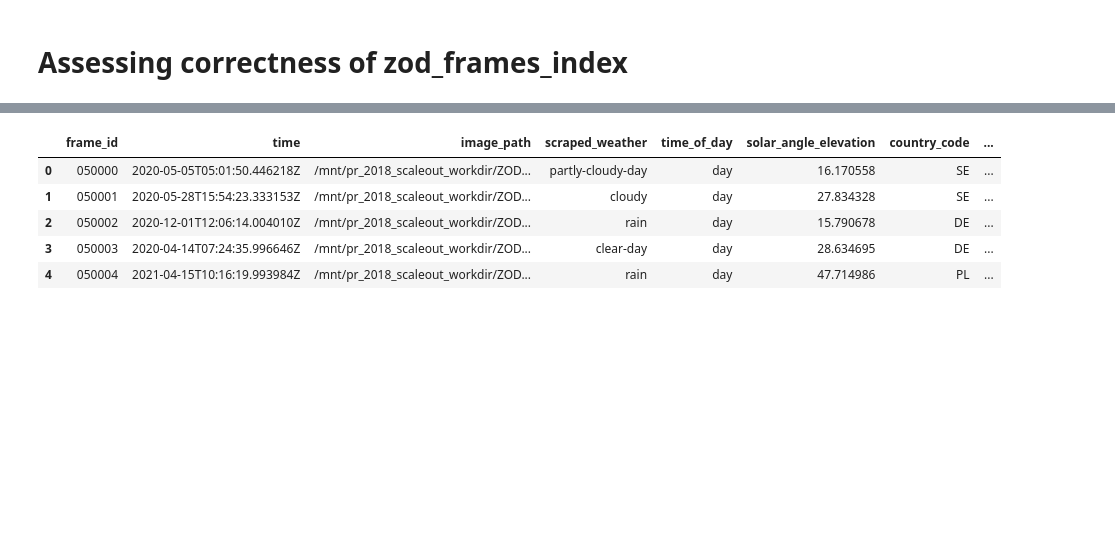
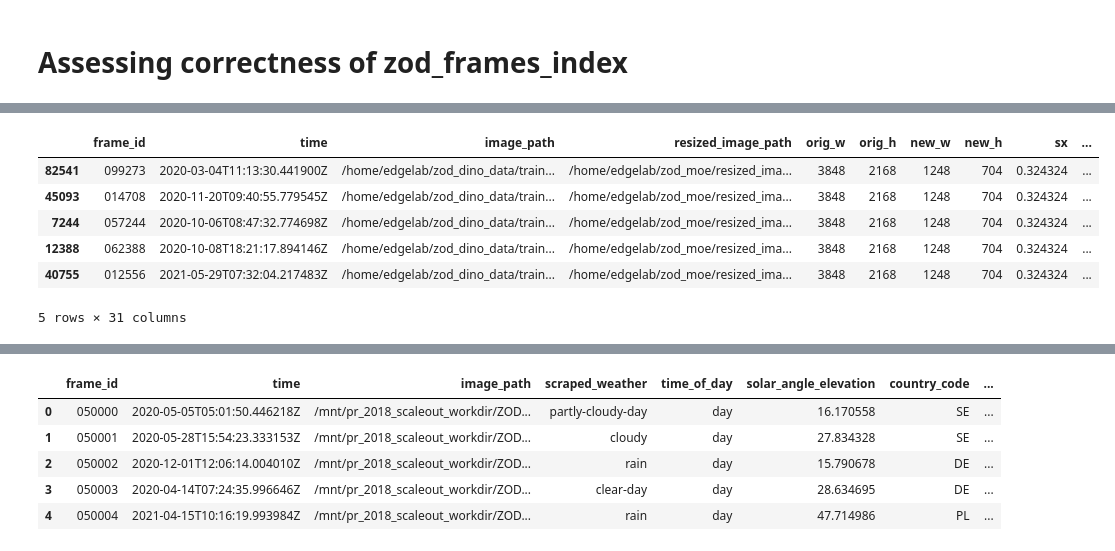
Before and after one commit to scaleoutsystems/multimodal-MoE, a Jupyter notebook: notebooks/zod_frames_index_sanity.ipynb, the cells around one changed output, grey strips where cells are left out. Saved outputs shown, nothing was run; the diff lists cells and outputs as text; code cells hidden in the pictures; blank space fills up the shorter version.

```diff
--- a/notebooks/zod_frames_index_sanity.ipynb
+++ b/notebooks/zod_frames_index_sanity.ipynb
@@ -34,19 +35,18 @@ df.shape, df.columns.tolist()
 # %%
 """ Note that for bin_4:
     - 0: no pedestrians
     - 1: 1-5 pedestrians
     - 2: 6-15 pedestrians
     - 3: >15 pedestrians
     - we can also define pedestrian presence 0 if bin_4 == 0, else 1.
     """
 
-#define pedestrian presence 0 if bin_4 == 0, else 1
-#This allows us to train a model to predict pedestrian presence as well in case binning is problematic
-df["ped_presence"] = df["ped_bin_4"].apply(lambda x: 0 if x == 0 else 1)
-
-df.head()
-
-# We would like to update the parquet file to include the new column
-# First, we need to read the existing parquet file
-# Save the updated dataframe with the new column back to the parquet file
-df.to_parquet("~/multimodal-MoE/outputs/index/zod256_frames.parquet", index=False)
+df.sample(5)
+# %% [output]
+|  | frame_id | time | image_path | resized_image_path | orig_w | orig_h | new_w | new_h | sx | ... |
+| 82541 | 099273 | 2020-03-04T11:13:30.441900Z | /home/edgelab/zod_dino_data/train... | /home/edgelab/zod_moe/resized_ima... | 3848 | 2168 | 1248 | 704 | 0.324324 | ... |
+| 45093 | 014708 | 2020-11-20T09:40:55.779545Z | /home/edgelab/zod_dino_data/train... | /home/edgelab/zod_moe/resized_ima... | 3848 | 2168 | 1248 | 704 | 0.324324 | ... |
+| 7244 | 057244 | 2020-10-06T08:47:32.774698Z | /home/edgelab/zod_dino_data/train... | /home/edgelab/zod_moe/resized_ima... | 3848 | 2168 | 1248 | 704 | 0.324324 | ... |
+| 12388 | 062388 | 2020-10-08T18:21:17.894146Z | /home/edgelab/zod_dino_data/train... | /home/edgelab/zod_moe/resized_ima... | 3848 | 2168 | 1248 | 704 | 0.324324 | ... |
+| 40755 | 012556 | 2021-05-29T07:32:04.217483Z | /home/edgelab/zod_dino_data/train... | /home/edgelab/zod_moe/resized_ima... | 3848 | 2168 | 1248 | 704 | 0.324324 | ... |
+5 rows × 31 columns
```
Also changed, not shown: parts of 7 cells of this notebook, 4 other files.
